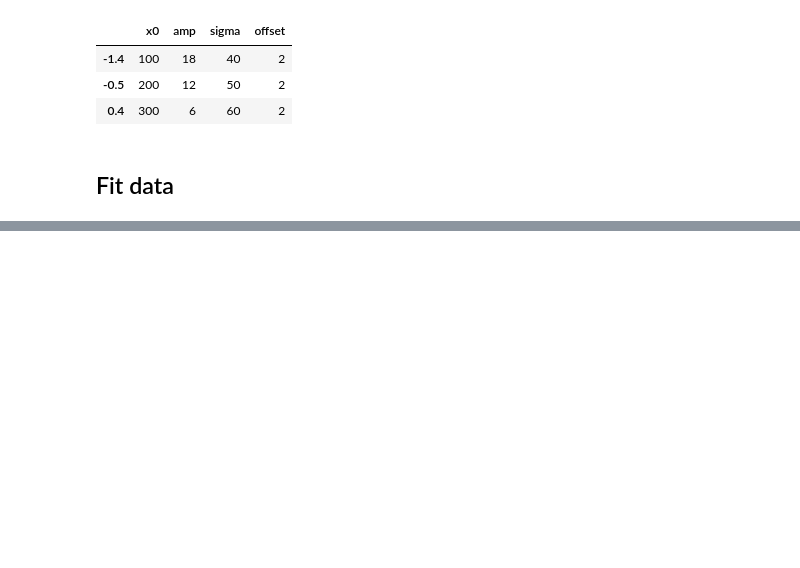
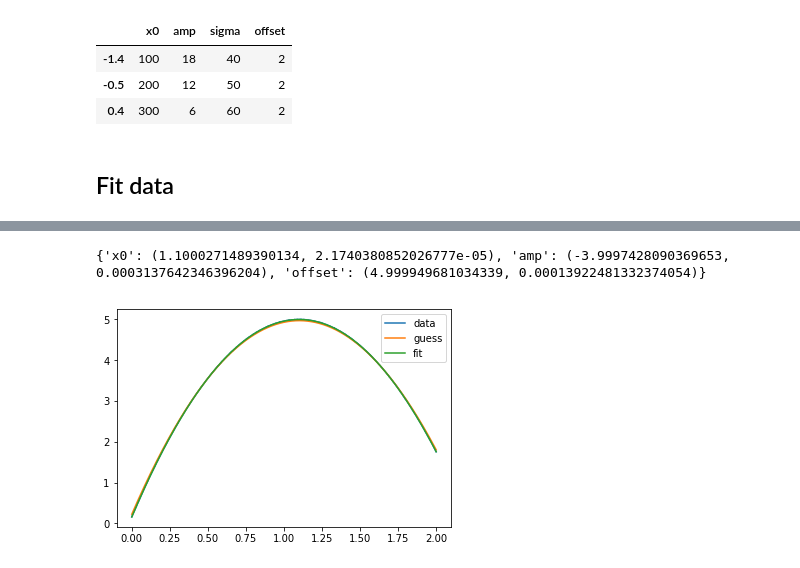
Before and after one commit to ad3ller/e11_analysis, a Jupyter notebook: notebooks/A)_Fit_traces.ipynb, the cells around one changed output, grey strips where cells are left out. Drawn from its saved outputs; the diff is of its cells as text; code cells hidden in the pictures; blank space fills up the shorter version.

```diff
--- a/notebooks/A)_Fit_traces.ipynb
+++ b/notebooks/A)_Fit_traces.ipynb
@@ -90,0 +130,20 @@ plt.show()
+# %%
+# quadratic fit
+xvals = np.linspace(0, 2, 1000)
+pars = [1.1, -4, 5]
+yvals = pars[1] * (xvals - pars[0])**2.0 + pars[2] + 0.003*np.random.randn(len(xvals))
+
+f = fit.Quadratic(xvals, yvals)
+popt, perr = f.fit()
+print(f.asdict())
+
+# plot
+fig, ax = plt.subplots()
+ax.plot(xvals, yvals, label="data")
+ax.plot(f.xdata, f.func(f.xdata, *f.approx()), label="guess")
+ax.plot(f.xdata, f.best_fit, label="fit")
+ax.legend()
+plt.show()
+# %% [output]
+{'x0': (1.1000271489390134, 2.1740380852026777e-05), 'amp': (-3.9997428090369653, 0.0003137642346396204), 'offset': (4.999949681034339, 0.00013922481332374054)}
+[figure, added]
```
Also changed, not shown: parts of 7 cells of this notebook, 1 other file.
